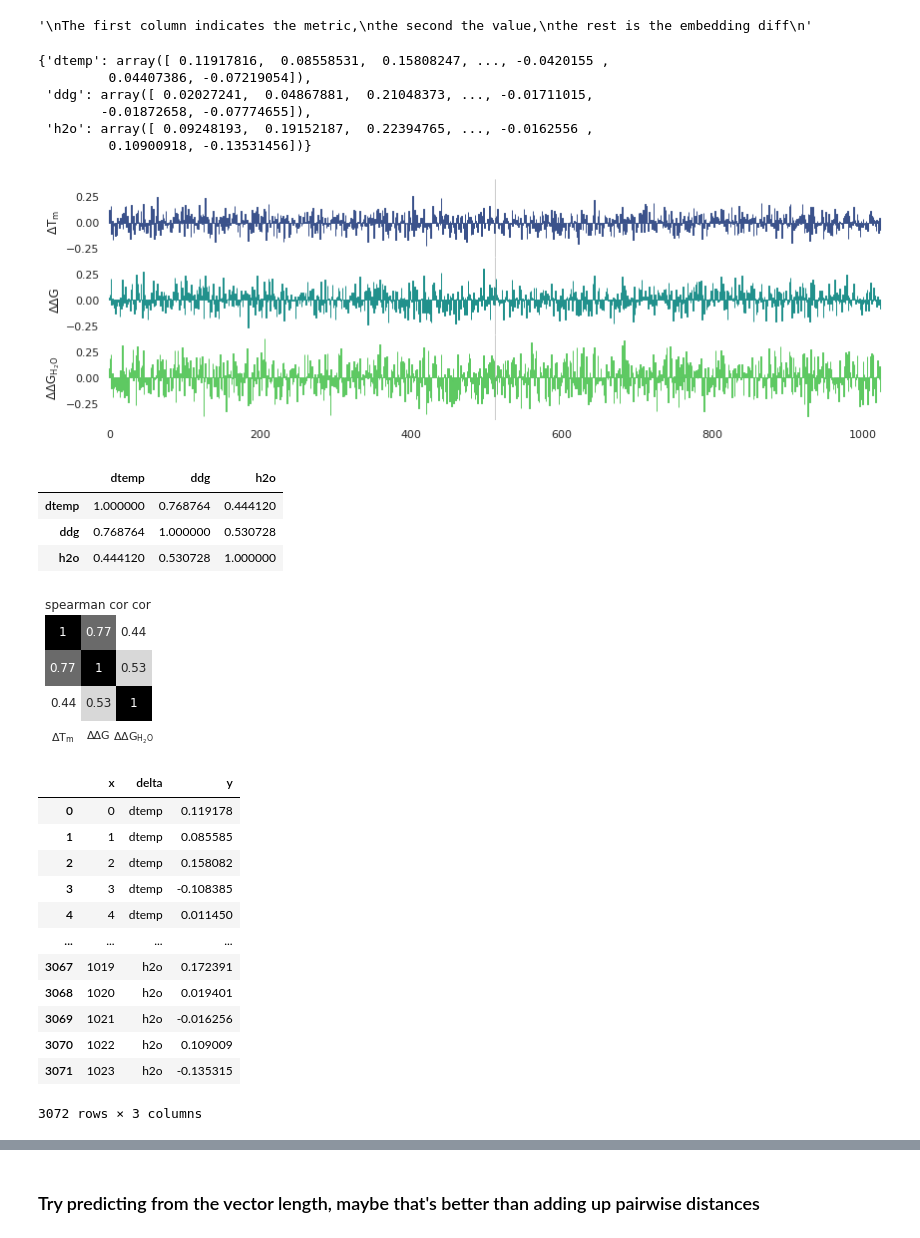
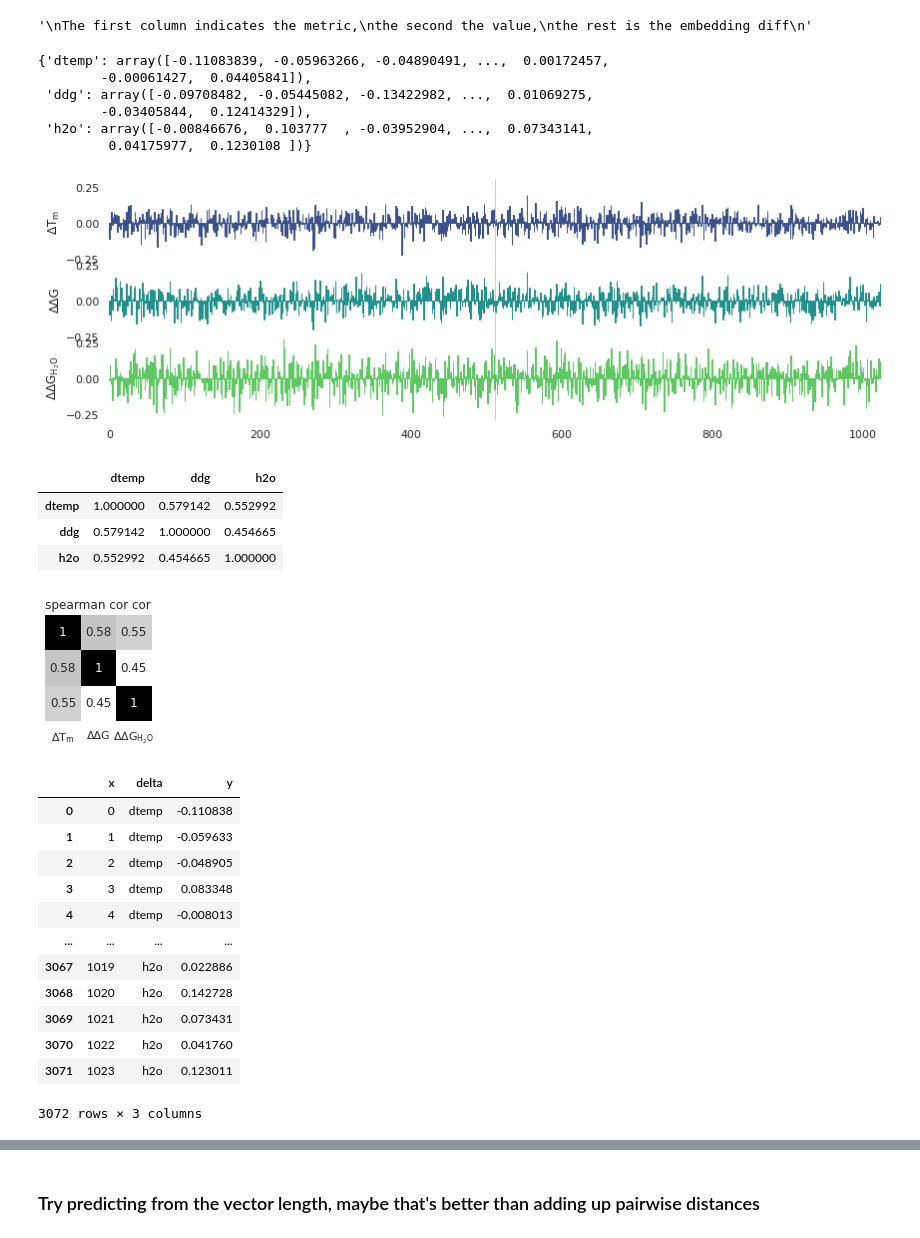
Before and after one commit to lkndl/mapra, a Jupyter notebook: mapra/5_multivariate.ipynb, the cells around one changed output, grey strips where cells are left out. Drawn from its saved outputs; the diff is of its cells as text; code cells hidden in the pictures.

```diff
--- a/mapra/5_multivariate.ipynb
+++ b/mapra/5_multivariate.ipynb
@@ -1,31 +1,26 @@
 # %%
 import importlib
+from pathlib import Path
+
 import matplotlib.pyplot as plt
-import pandas as pd
-import seaborn as sns
-from pathlib import Path
 import numpy as np
 import pandas as pd
+import scipy.stats
+import seaborn as sns
 from scipy.special import expit
-import scipy.stats
+from sklearn import linear_model, metrics
+from sklearn.metrics import auc, plot_roc_curve, mean_squared_error, r2_score
+from sklearn.model_selection import train_test_split, StratifiedKFold
 
 from mapra import prep
-
-from multiprocessing import Process
-from time import sleep
-
-import sklearn
-from sklearn import linear_model, metrics
-from sklearn.metrics import auc, plot_roc_curve, mean_squared_error, r2_score, matthews_corrcoef
-from sklearn.model_selection import train_test_split, StratifiedKFold
 
 sns.set_theme(style='white')
 
 
 def save(fig, path):
     wd = Path('.').resolve().parent / 'plots'
-    Path.mkdir(wd, parents=True, exist_ok=True)
-    fig.savefig(wd / path, dpi=300, bbox_inches=0)
+    Path.mkdir((wd / path).parent, parents=True, exist_ok=True)
+    fig.savefig(wd / path, dpi=300, bbox_inches='tight', pad_inches=.1)
 # %% [markdown]
 cosine similarity
 multiply the cosines distances
@@ -45,6 +40,10 @@ the rest is the embedding diff
 /home/quirin/PYTHON/mapra
 loading from /home/quirin/PYTHON/mapra/pkl/h5_slice_0.pkl
 '\nThe first column indicates the metric,\nthe second the value,\nthe rest is the embedding diff\n'
+# %%
+_abs= '_abs'
+npr[:, 1] = abs(npr[:, 1])
+# _abs = ''
 # %%
 spears = dict()
 for i, delta in enumerate(delta_labels):
@@ -55,12 +54,12 @@ for i, delta in enumerate(delta_labels):
     spears[delta] = spear[0, 1:]
 spears
 # %% [output]
-{'dtemp': array([ 0.11917816,  0.08558531,  0.15808247, ..., -0.0420155 ,
-         0.04407386, -0.07219054]),
- 'ddg': array([ 0.02027241,  0.04867881,  0.21048373, ..., -0.01711015,
-        -0.01872658, -0.07774655]),
- 'h2o': array([ 0.09248193,  0.19152187,  0.22394765, ..., -0.0162556 ,
-         0.10900918, -0.13531456])}
+{'dtemp': array([-0.11083839, -0.05963266, -0.04890491, ...,  0.00172457,
+        -0.00061427,  0.04405841]),
+ 'ddg': array([-0.09708482, -0.05445082, -0.13422982, ...,  0.01069275,
+        -0.03405844,  0.12414329]),
+ 'h2o': array([-0.00846676,  0.103777  , -0.03952904, ...,  0.07343141,
+         0.04175977,  0.1230108 ])}
 # %%
 fig, axes = plt.subplots(3, 1, figsize=(12, 4), sharex=True, sharey=True)
 for ax, (delta, spear_row), color in zip(
@@ -78,9 +77,9 @@ sns.despine(fig, left=True, bottom=True)
 fig.tight_layout()
 fig.subplots_adjust(hspace=-.1)
 
-save(fig, f'spearman_cor_h5_matplotlib.png')
+save(fig, f'spearman_cor_h5_matplotlib{_abs}.png')
 # %% [output]
-[figure, old version]
+[figure, new version]
 # %%
 spd = pd.DataFrame()
 spd['x'] = range(1024)
@@ -96,35 +95,35 @@ corr_corr = spd.loc[:, delta_labels].corr(method='spearman')
 corr_corr
 # %% [output]
 |  | dtemp | ddg | h2o |
-| dtemp | 1.000000 | 0.768764 | 0.444120 |
-| ddg | 0.768764 | 1.000000 | 0.530728 |
-| h2o | 0.444120 | 0.530728 | 1.000000 |
+| dtemp | 1.000000 | 0.579142 | 0.552992 |
+| ddg | 0.579142 | 1.000000 | 0.454665 |
+| h2o | 0.552992 | 0.454665 | 1.000000 |
 # %%
 f, ax = plt.subplots(1, 1, figsize=(2.4, 2.4))
 labs = [data.tex_lookup[delta] for delta in delta_labels]
 g = sns.heatmap(corr_corr, annot=True, cmap='binary', cbar=False, square=True, ax=ax,
                 xticklabels=labs, yticklabels=False)
 g.set(title='spearman cor cor')
 f.tight_layout()
-save(f, f'spearman_cor_cor.png')
+save(f, f'spearman_cor_cor{_abs}.png')
 # %% [output]
-[figure, old version]
+[figure, new version]
 # %%
 spd = spd.melt(id_vars='x', var_name='delta', value_name='y')
 spd
 # %% [output]
 |  | x | delta | y |
-| 0 | 0 | dtemp | 0.119178 |
-| 1 | 1 | dtemp | 0.085585 |
-| 2 | 2 | dtemp | 0.158082 |
-| 3 | 3 | dtemp | -0.108385 |
-| 4 | 4 | dtemp | 0.011450 |
+| 0 | 0 | dtemp | -0.110838 |
+| 1 | 1 | dtemp | -0.059633 |
+| 2 | 2 | dtemp | -0.048905 |
+| 3 | 3 | dtemp | 0.083348 |
+| 4 | 4 | dtemp | -0.008013 |
 | ... | ... | ... | ... |
-| 3067 | 1019 | h2o | 0.172391 |
-| 3068 | 1020 | h2o | 0.019401 |
-| 3069 | 1021 | h2o | -0.016256 |
-| 3070 | 1022 | h2o | 0.109009 |
-| 3071 | 1023 | h2o | -0.135315 |
+| 3067 | 1019 | h2o | 0.022886 |
+| 3068 | 1020 | h2o | 0.142728 |
+| 3069 | 1021 | h2o | 0.073431 |
+| 3070 | 1022 | h2o | 0.041760 |
+| 3071 | 1023 | h2o | 0.123011 |
 3072 rows × 3 columns
 # %%
 fig, axes = plt.subplots(3, 1, figsize=(12, 4), sharex=True, sharey=True)
```
Also changed, not shown: parts of 7 cells of this notebook.
